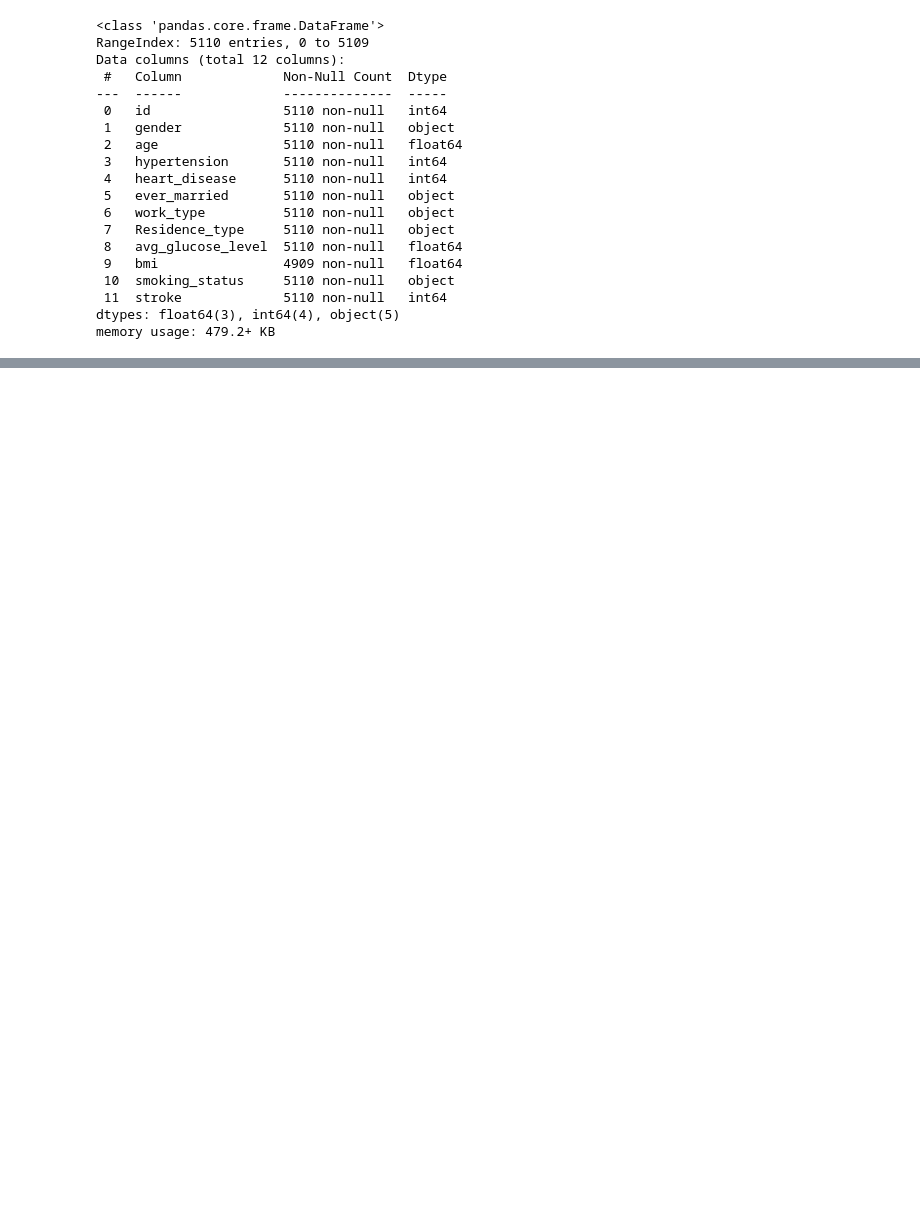
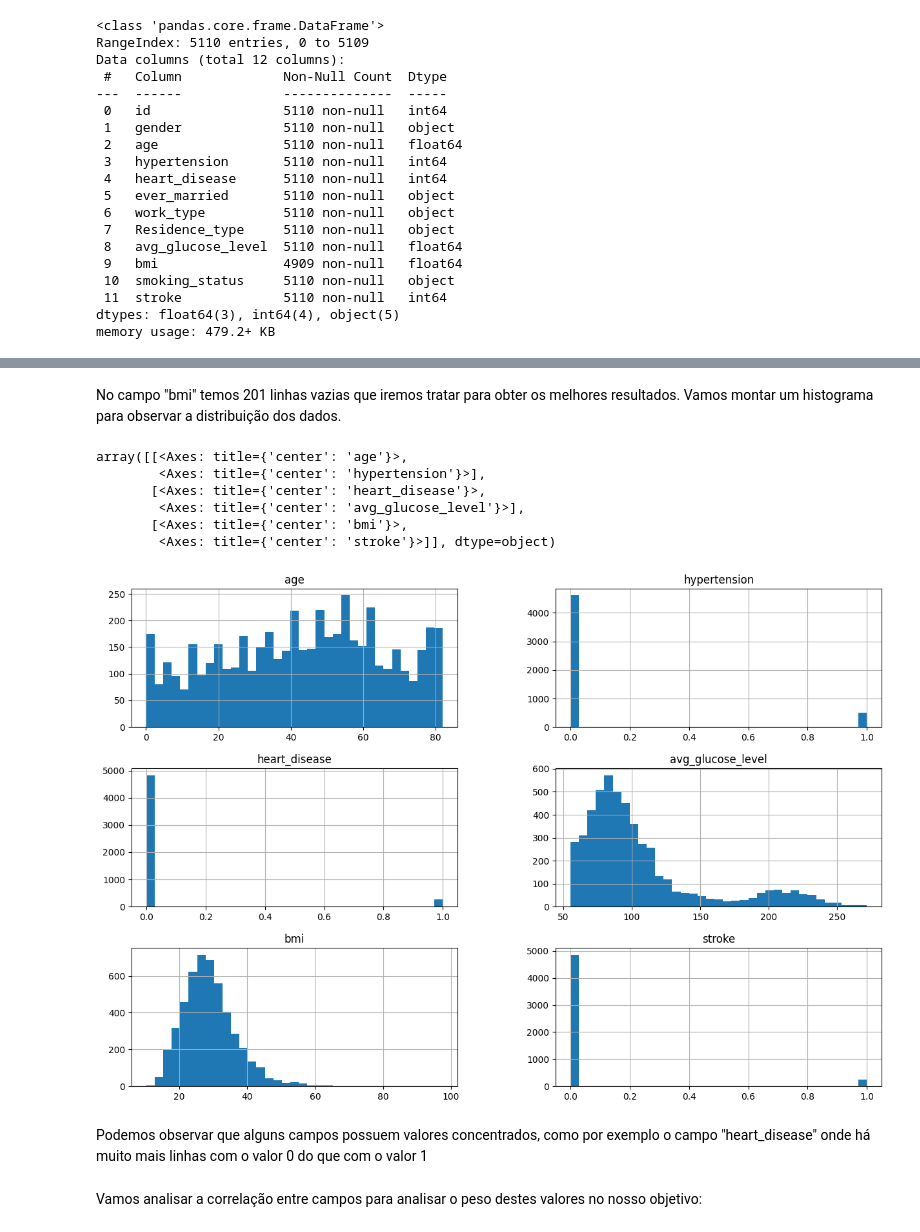
Before and after one commit to narcisocabraljr/Tech_Challenge_1, a Jupyter notebook: Tech_Challenge_1.ipynb, the cells around one changed output, grey strips where cells are left out. Drawn from its saved outputs; the diff is of its cells as text; code cells hidden in the pictures; blank space fills up the shorter version.

```diff
--- a/Tech_Challenge_1.ipynb
+++ b/Tech_Challenge_1.ipynb
@@ -45,0 +80,17 @@ memory usage: 479.2+ KB
+# %% [markdown]
+No campo "bmi" temos 201 linhas vazias que iremos tratar para obter os melhores resultados. Vamos montar um histograma para observar a distribuição dos dados.
+# %%
+graf = dados.drop("id",axis=1)
+graf.hist(bins=35, figsize=(15,10))
+# %% [output]
+array([[<Axes: title={'center': 'age'}>,
+        <Axes: title={'center': 'hypertension'}>],
+       [<Axes: title={'center': 'heart_disease'}>,
+        <Axes: title={'center': 'avg_glucose_level'}>],
+       [<Axes: title={'center': 'bmi'}>,
+        <Axes: title={'center': 'stroke'}>]], dtype=object)
+[figure, added]
+# %% [markdown]
+Podemos observar que alguns campos possuem valores concentrados, como por exemplo o campo "heart_disease" onde há muito mais linhas com o valor 0 do que com o valor 1
+# %% [markdown]
+Vamos analisar a correlação entre campos para analisar o peso destes valores no nosso objetivo:
```
Also changed, not shown: parts of 8 cells of this notebook.
